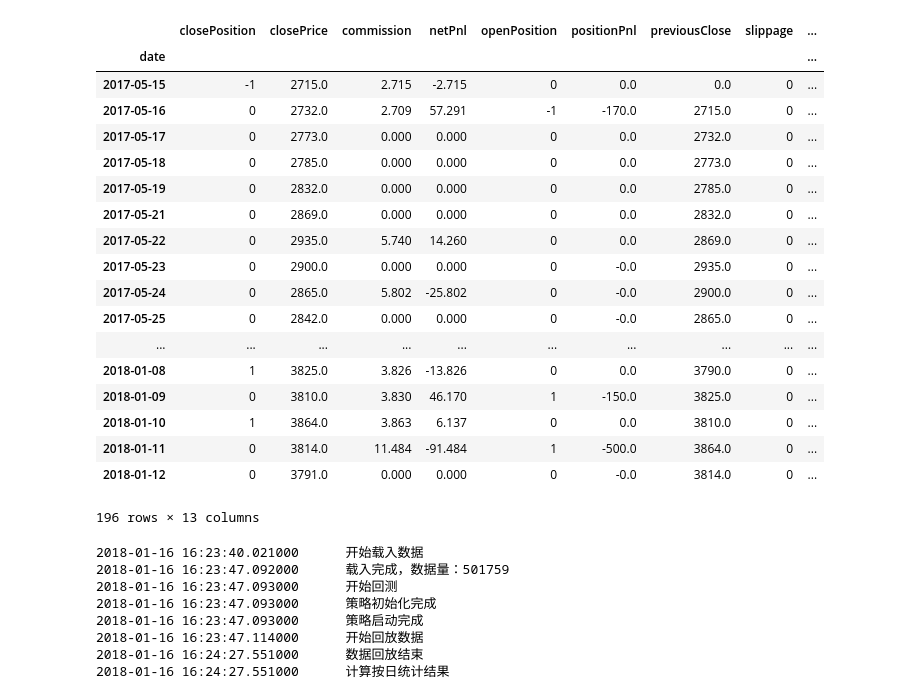
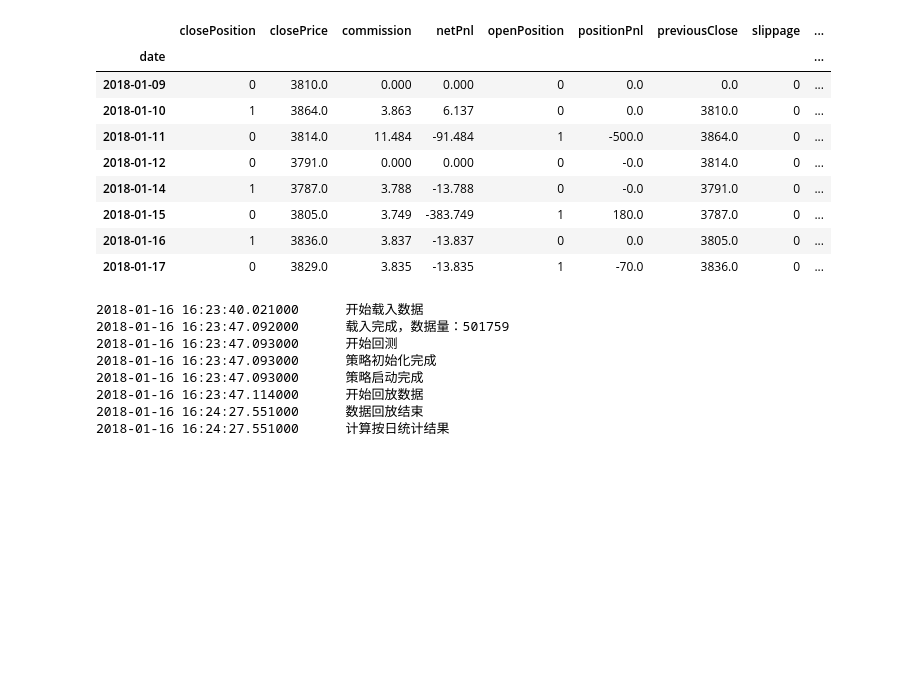
Before and after one commit to lo-e/python-for-investment, a Jupyter notebook: jupyter/Strategy/Simple.ipynb, the cells around one changed output. Drawn from its saved outputs; the diff is of its cells as text; code cells hidden in the pictures; blank space fills up the shorter version.

```diff
--- a/jupyter/Strategy/Simple.ipynb
+++ b/jupyter/Strategy/Simple.ipynb
@@ -123,11 +123,11 @@ class SimpleStrategy(CtaTemplate):
                 if sub > 0:
                     # 开仓多头
                     self.buy(tick.lastPrice + 10, self.tradeSize) # 限价单
-                    #print u'委托多头开仓', tick.datetime, '*'*2, tick.lastPrice
+                    print u'委托多头开仓', tick.datetime, '*'*2, tick.lastPrice
                 elif sub < 0:
                     # 开仓空头
                     self.short(tick.lastPrice - 10, self.tradeSize) # 限价单
-                    #print u'委托空头开仓', tick.datetime, '*'*2, tick.lastPrice
+                    print u'委托空头开仓', tick.datetime, '*'*2, tick.lastPrice
         elif self.pos > 0:
             # 持有多头仓位
             '''
@@ -138,7 +138,7 @@ class SimpleStrategy(CtaTemplate):
             if tick.lastPrice <= self.highPrice * (1 - self.outPercent/100):
                 #止盈止损
                 self.sell(tick.lastPrice -10, abs(self.pos)) # 限价单
-                #print u'委托平仓', tick.datetime, '*'*2, tick.lastPrice
+                print u'委托平仓', tick.datetime, '*'*2, tick.lastPrice
                 #print u'止损'
         elif self.pos < 0:
             # 持有空头仓位
@@ -150,7 +150,7 @@ class SimpleStrategy(CtaTemplate):
             if tick.lastPrice >= self.lowPrice * (1 + self.outPercent/100):
                 #止盈止损
                 self.cover(tick.lastPrice +10, abs(self.pos)) # 限价单
-                #print u'委托平仓', tick.datetime, '*'*2, tick.lastPrice
+                print u'委托平仓', tick.datetime, '*'*2, tick.lastPrice
                 #print u'止损'
 
         if self.pos:
@@ -194,11 +194,11 @@ class SimpleStrategy(CtaTemplate):
             #print u'开仓时间======', self.todayDate.strftime('%Y-%m-%d') + ' ' + trade.tradeTime
         elif trade.offset == u'平仓':
             self.outPrice = trade.price
-            '''
+            #'''
             print u'平仓时间======', self.todayDate.strftime('%Y-%m-%d') + ' ' + trade.tradeTime
             print u'开仓价======', self.entryPrice
             print u'平仓价======', self.outPrice
-            '''
+            #'''
             sub = self.outPrice - self.entryPrice
             if trade.direction == u'多':
                 self.totalEarning -= sub
@@ -215,7 +215,7 @@ class SimpleStrategy(CtaTemplate):
                 print '='*6, u'累计盈亏 ', self.totalEarning, '='*6
                 '''
 
-            #print '\n'
+            print '\n'
 
 
     #----------------------------------------------------------------------
@@ -264,7 +264,7 @@ def runBacktesting(strategyClass, settingDict, symbol,
     return df
 # %%
 df1 = runBacktesting(SimpleStrategy, {}, 'rb1805.SHFE',
-                     '20170101', '20180115', 0,
+                     '20180109', '20180119', 0,
                      1.0/10000, 10, 1)
 df1
 # %% [output]
@@ -279,22 +288,13 @@ df1
 |  | closePosition | closePrice | commission | netPnl | openPosition | positionPnl | previousClose | slippage | ... |
 | date |  |  |  |  |  |  |  |  | ... |
-| 2017-05-15 | -1 | 2715.0 | 2.715 | -2.715 | 0 | 0.0 | 0.0 | 0 | ... |
-| 2017-05-16 | 0 | 2732.0 | 2.709 | 57.291 | -1 | -170.0 | 2715.0 | 0 | ... |
-| 2017-05-17 | 0 | 2773.0 | 0.000 | 0.000 | 0 | 0.0 | 2732.0 | 0 | ... |
-| 2017-05-18 | 0 | 2785.0 | 0.000 | 0.000 | 0 | 0.0 | 2773.0 | 0 | ... |
-| 2017-05-19 | 0 | 2832.0 | 0.000 | 0.000 | 0 | 0.0 | 2785.0 | 0 | ... |
-| 2017-05-21 | 0 | 2869.0 | 0.000 | 0.000 | 0 | 0.0 | 2832.0 | 0 | ... |
-| 2017-05-22 | 0 | 2935.0 | 5.740 | 14.260 | 0 | 0.0 | 2869.0 | 0 | ... |
-| 2017-05-23 | 0 | 2900.0 | 0.000 | 0.000 | 0 | -0.0 | 2935.0 | 0 | ... |
-| 2017-05-24 | 0 | 2865.0 | 5.802 | -25.802 | 0 | -0.0 | 2900.0 | 0 | ... |
-| 2017-05-25 | 0 | 2842.0 | 0.000 | 0.000 | 0 | -0.0 | 2865.0 | 0 | ... |
-| ... | ... | ... | ... | ... | ... | ... | ... | ... | ... |
-| 2018-01-08 | 1 | 3825.0 | 3.826 | -13.826 | 0 | 0.0 | 3790.0 | 0 | ... |
-| 2018-01-09 | 0 | 3810.0 | 3.830 | 46.170 | 1 | -150.0 | 3825.0 | 0 | ... |
+| 2018-01-09 | 0 | 3810.0 | 0.000 | 0.000 | 0 | 0.0 | 0.0 | 0 | ... |
 | 2018-01-10 | 1 | 3864.0 | 3.863 | 6.137 | 0 | 0.0 | 3810.0 | 0 | ... |
 | 2018-01-11 | 0 | 3814.0 | 11.484 | -91.484 | 1 | -500.0 | 3864.0 | 0 | ... |
 | 2018-01-12 | 0 | 3791.0 | 0.000 | 0.000 | 0 | -0.0 | 3814.0 | 0 | ... |
+| 2018-01-14 | 1 | 3787.0 | 3.788 | -13.788 | 0 | -0.0 | 3791.0 | 0 | ... |
+| 2018-01-15 | 0 | 3805.0 | 3.749 | -383.749 | 1 | 180.0 | 3787.0 | 0 | ... |
+| 2018-01-16 | 1 | 3836.0 | 3.837 | -13.837 | 0 | 0.0 | 3805.0 | 0 | ... |
+| 2018-01-17 | 0 | 3829.0 | 3.835 | -13.835 | 1 | -70.0 | 3836.0 | 0 | ... |
-196 rows × 13 columns
 # %%
 df2 = runBacktesting(SimpleStrategy, {}, 'rb1810.SHFE',
                      '20170101', '20180115', 0,
```
Also changed, not shown: parts of 1 cell of this notebook, 1 other file.
